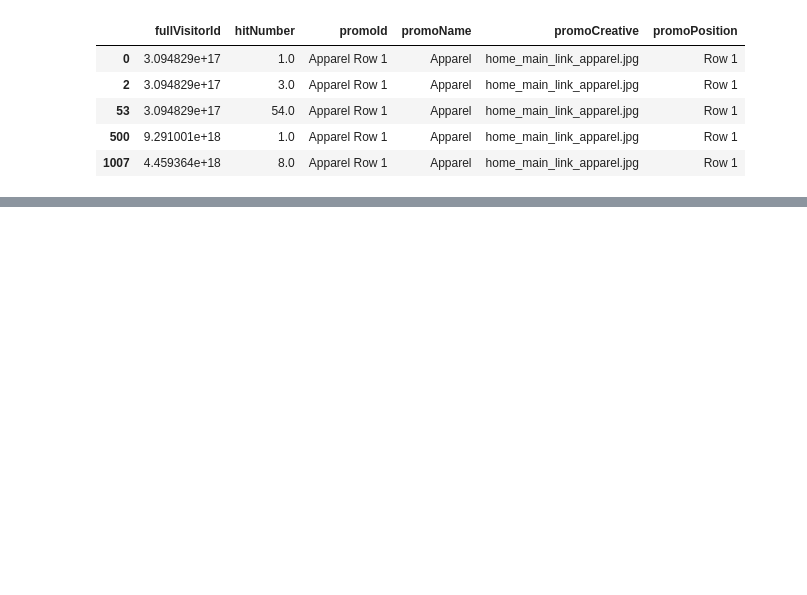
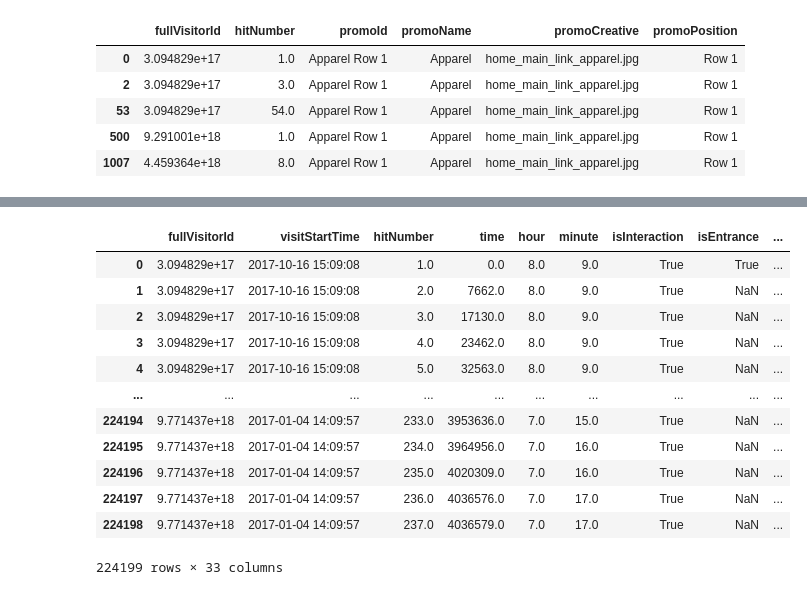
Before and after one commit to ev1025/GA_LOG_ANALYST, a Jupyter notebook: Hits컬럼_전처리.ipynb, the cells around one changed output, grey strips where cells are left out. Cells and saved outputs as stored; diff of their text form; code cells hidden in the pictures; blank space fills up the shorter version.

```diff
--- a/Hits컬럼_전처리.ipynb
+++ b/Hits컬럼_전처리.ipynb
@@ -340,3 +358,9 @@ emp_promotion.head()
 emp_promotion.to_csv('promotion.csv',index=False)
 # %%
 hits_100.drop(['promotion'], axis=1, inplace=True)
+# %%
+# 결측치만 있는 행 제거
+null_index = hits_100[hits_100.iloc[:,2:4].isnull().all(axis=1)].index
+hits_100.drop(null_index, axis=0, inplace=True)
+hits_100 = hits_100.reset_index(drop=True)
+hits_100.shape
@@ -342,0 +390,22 @@ hits_100.drop(['promotion'], axis=1, inplace=True)
+# %%
+# 퍼널분석을 위한 단계설정 컬럼
+hits_100['funnel'] = 0
+
+# 이탈페이지 설정
+# 홈페이지 방문
+hits_100.loc[hits_100['appInfo.exitScreenName']=='home', 'funnel'] = 'home'
+
+# 회원가입
+hits_100.loc[hits_100['appInfo.exitScreenName'].isin(['register.html','registersuccess.html']), 'funnel'] = 'signup'
+
+# 로그인
+hits_100.loc[hits_100['appInfo.exitScreenName']=='signin.html', 'funnel'] = 'login'
+
+# 상품 페이지
+hits_100.loc[hits_100['appInfo.exitScreenName'].isin(['asearch.html', 'google+redesign','store.html','storeitem.html']), 'funnel'] = 'product'
+
+# 결제 페이지
+hits_100.loc[hits_100['appInfo.exitScreenName'].isin(['revieworder.html', 'payment.html']), 'funnel'] = 'payment'
+
+# 결제완료
+hits_100.loc[hits_100['appInfo.exitScreenName']=='ordercompleted.html', 'funnel'] = 'complete'
@@ -342,0 +423,6 @@ hits_100.drop(['promotion'], axis=1, inplace=True)
+# %%
+# 퍼널은 완료했지만, 다른 화면에서 이탈한 고객이 있을 경우 방지
+order_com = hits_100[hits_100['page.pagePathLevel1'].isin(['ordercompleted.html'])]['fullVisitorId'].unique()
+
+#
+hits_100.loc[hits_100['fullVisitorId'].isin(order_com), 'funnel'] = 'complete'
@@ -343,3 +440,19 @@ hits_100.drop(['promotion'], axis=1, inplace=True)
 # %%
 # tableau에 적합한 데이터형태 완성
 hits_100.to_csv('hit_100_ta.csv', index=False)
+# %%
+hits_100
+# %% [output]
+|  | fullVisitorId | visitStartTime | hitNumber | time | hour | minute | isInteraction | isEntrance | ... |
+| 0 | 3.094829e+17 | 2017-10-16 15:09:08 | 1.0 | 0.0 | 8.0 | 9.0 | True | True | ... |
+| 1 | 3.094829e+17 | 2017-10-16 15:09:08 | 2.0 | 7662.0 | 8.0 | 9.0 | True | NaN | ... |
+| 2 | 3.094829e+17 | 2017-10-16 15:09:08 | 3.0 | 17130.0 | 8.0 | 9.0 | True | NaN | ... |
+| 3 | 3.094829e+17 | 2017-10-16 15:09:08 | 4.0 | 23462.0 | 8.0 | 9.0 | True | NaN | ... |
+| 4 | 3.094829e+17 | 2017-10-16 15:09:08 | 5.0 | 32563.0 | 8.0 | 9.0 | True | NaN | ... |
+| ... | ... | ... | ... | ... | ... | ... | ... | ... | ... |
+| 224194 | 9.771437e+18 | 2017-01-04 14:09:57 | 233.0 | 3953636.0 | 7.0 | 15.0 | True | NaN | ... |
+| 224195 | 9.771437e+18 | 2017-01-04 14:09:57 | 234.0 | 3964956.0 | 7.0 | 16.0 | True | NaN | ... |
+| 224196 | 9.771437e+18 | 2017-01-04 14:09:57 | 235.0 | 4020309.0 | 7.0 | 16.0 | True | NaN | ... |
+| 224197 | 9.771437e+18 | 2017-01-04 14:09:57 | 236.0 | 4036576.0 | 7.0 | 17.0 | True | NaN | ... |
+| 224198 | 9.771437e+18 | 2017-01-04 14:09:57 | 237.0 | 4036579.0 | 7.0 | 17.0 | True | NaN | ... |
+224199 rows × 33 columns
```
Also changed, not shown: parts of 6 cells of this notebook.
